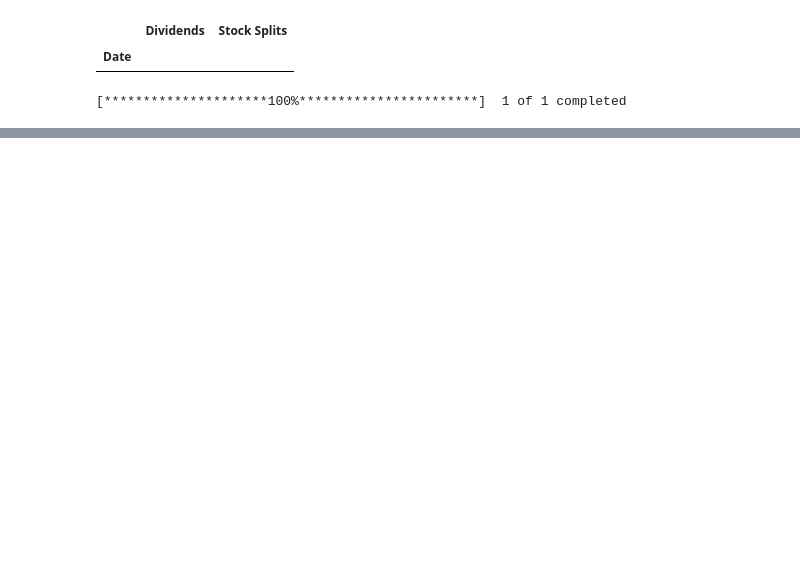
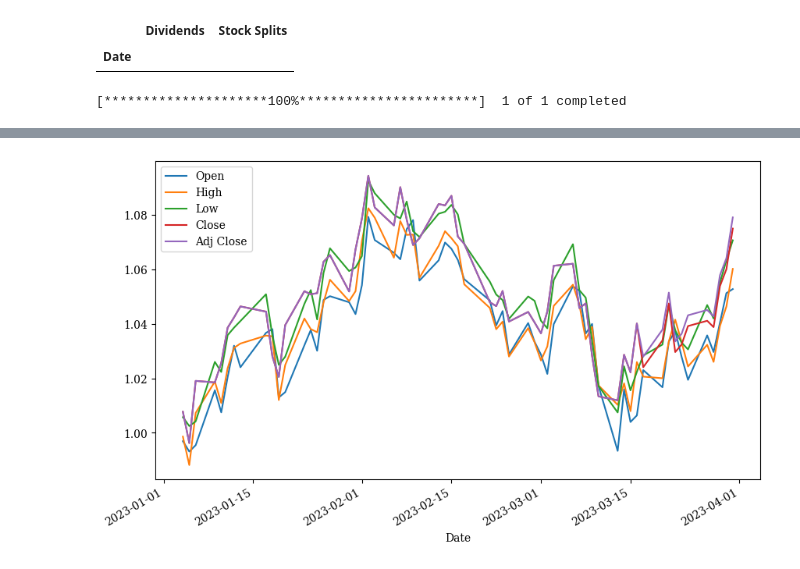
Before and after one commit to shezard/python-finance, a Jupyter notebook: Python Finance Ch 8.ipynb, the cells around one changed output, grey strips where cells are left out. Cells and saved outputs as stored; diff of their text form; code cells hidden in the pictures; blank space fills up the shorter version.

```diff
--- a/Python Finance Ch 8.ipynb
+++ b/Python Finance Ch 8.ipynb
@@ -36,0 +80,3 @@ data
+# %%
+rets = np.log(data / data.shift(1))
+rets.head().round(3)
@@ -36,0 +91,4 @@ data
+# %%
+rets.cumsum().apply(np.exp).plot(figsize=(10, 6));
+# %% [output]
+[figure, added]
```
Also changed, not shown: parts of 10 cells of this notebook, 6 other files.
